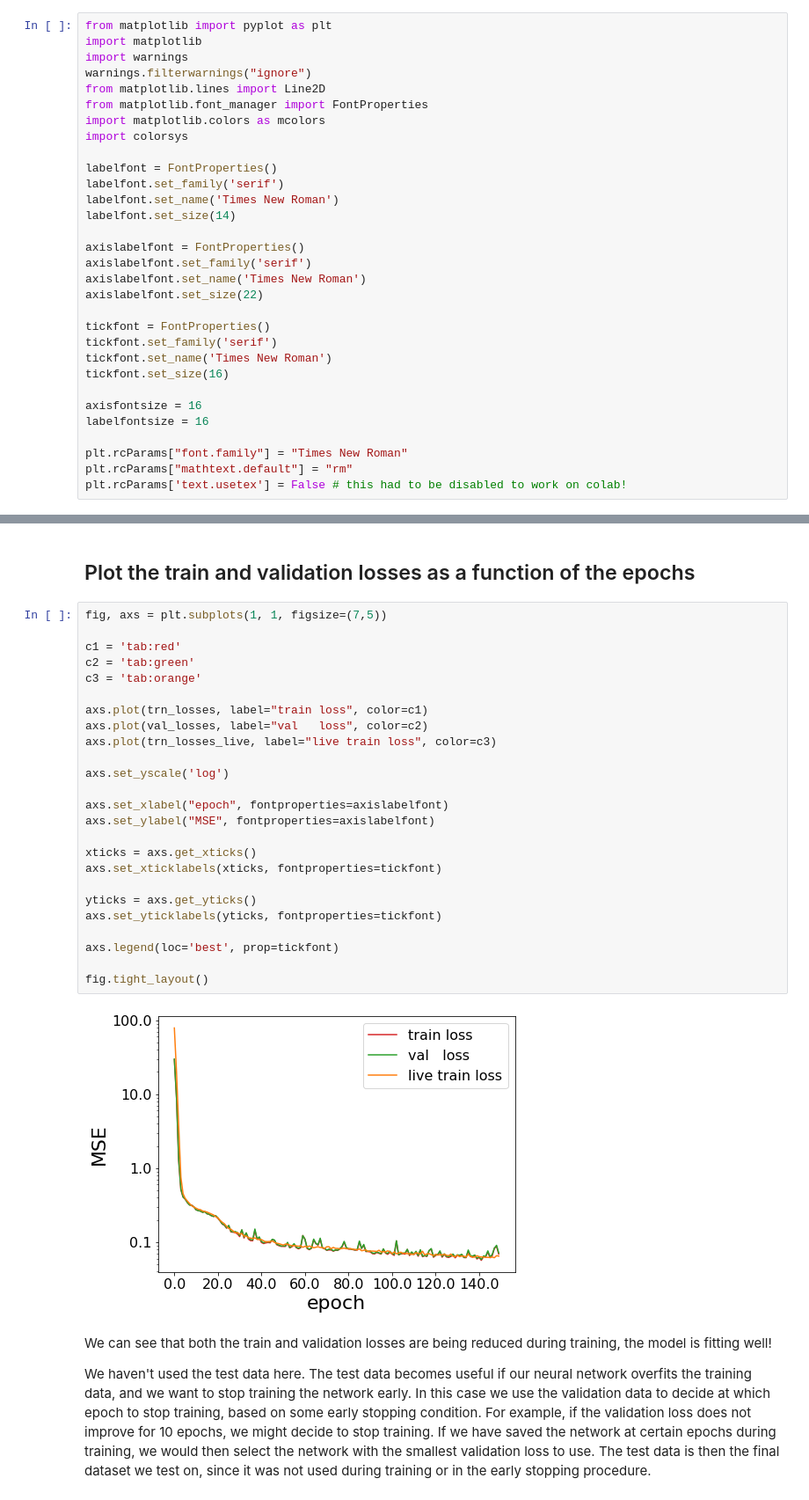
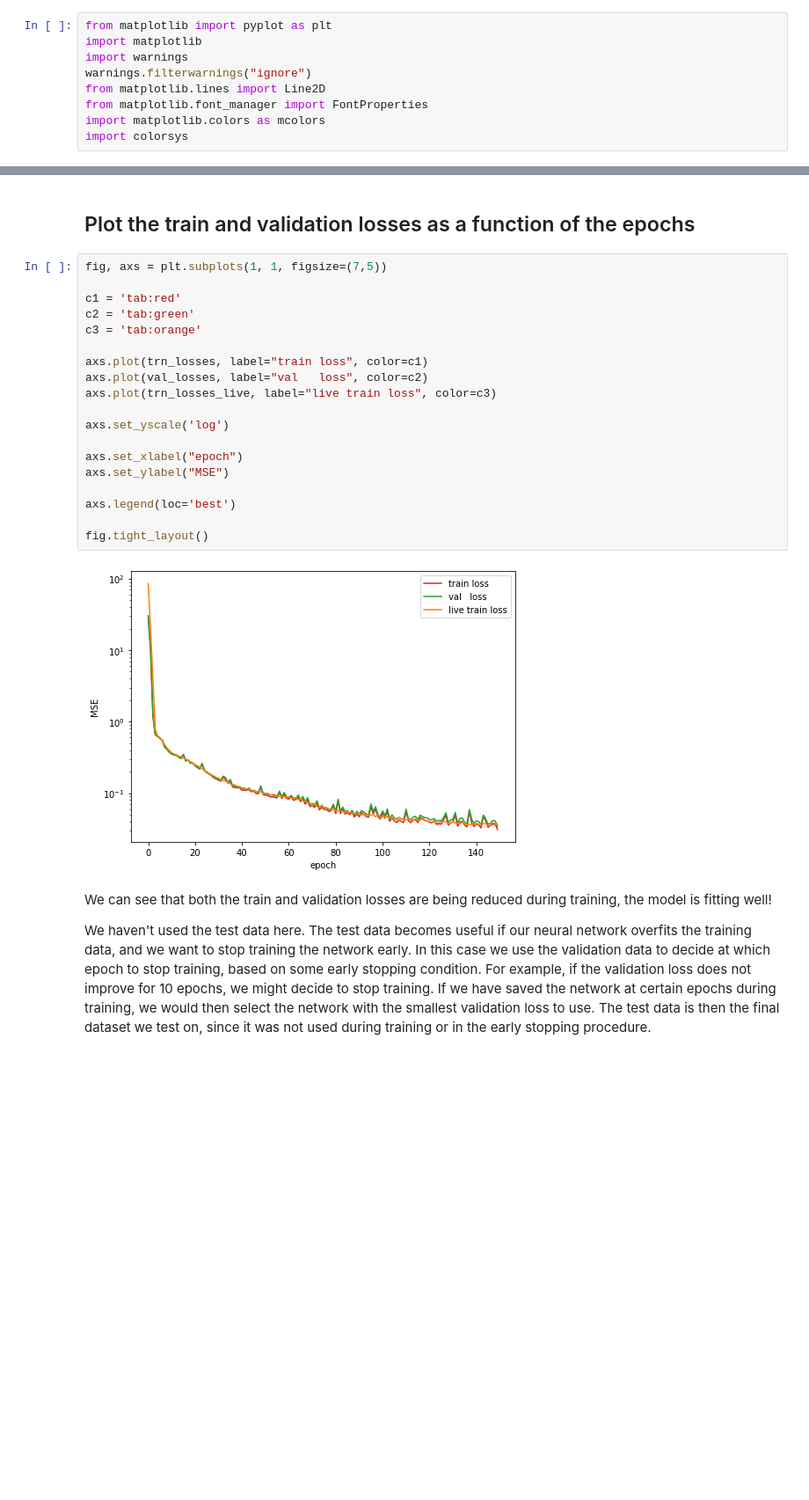
Before and after one commit to sh2099/ML_tutorials, a Jupyter notebook: tutorial-2-amplitude-regression.ipynb, the cells around one changed output, grey strips where cells are left out. Shown: that part at 88% size. Saved outputs shown, nothing was run; the diff lists cells and outputs as text; blank space fills up the shorter version.

```diff
--- a/tutorial-2-amplitude-regression.ipynb
+++ b/tutorial-2-amplitude-regression.ipynb
@@ -79,28 +79,6 @@ from matplotlib.lines import Line2D
 from matplotlib.font_manager import FontProperties
 import matplotlib.colors as mcolors
 import colorsys
-
-labelfont = FontProperties()
-labelfont.set_family('serif')
-labelfont.set_name('Times New Roman')
-labelfont.set_size(14)
-
-axislabelfont = FontProperties()
-axislabelfont.set_family('serif')
-axislabelfont.set_name('Times New Roman')
-axislabelfont.set_size(22)
-
-tickfont = FontProperties()
-tickfont.set_family('serif')
-tickfont.set_name('Times New Roman')
-tickfont.set_size(16)
-
-axisfontsize = 16
-labelfontsize = 16
-
-plt.rcParams["font.family"] = "Times New Roman"
-plt.rcParams["mathtext.default"] = "rm"
-plt.rcParams['text.usetex'] = False # this had to be disabled to work on colab!
 # %% [markdown]
 ## Loading the data
 # %%
@@ -677,30 +617,24 @@ Done!
 # %%
 fig, axs = plt.subplots(1, 1, figsize=(7,5))
 
 c1 = 'tab:red'
 c2 = 'tab:green'
 c3 = 'tab:orange'
 
 axs.plot(trn_losses, label="train loss", color=c1)
 axs.plot(val_losses, label="val   loss", color=c2)
 axs.plot(trn_losses_live, label="live train loss", color=c3)
 
 axs.set_yscale('log')
 
-axs.set_xlabel("epoch", fontproperties=axislabelfont)
-axs.set_ylabel("MSE", fontproperties=axislabelfont)
+axs.set_xlabel("epoch")
+axs.set_ylabel("MSE")
 
-xticks = axs.get_xticks()
-axs.set_xticklabels(xticks, fontproperties=tickfont)
-
-yticks = axs.get_yticks()
-axs.set_yticklabels(yticks, fontproperties=tickfont)
-
-axs.legend(loc='best', prop=tickfont)
+axs.legend(loc='best')
 
 fig.tight_layout()
 # %% [output]
-[figure, old version]
+[figure, new version]
 # %% [markdown]
 We can see that both the train and validation losses are being reduced during training, the model is fitting well!
 
```
Also changed, not shown: parts of 18 cells of this notebook.
